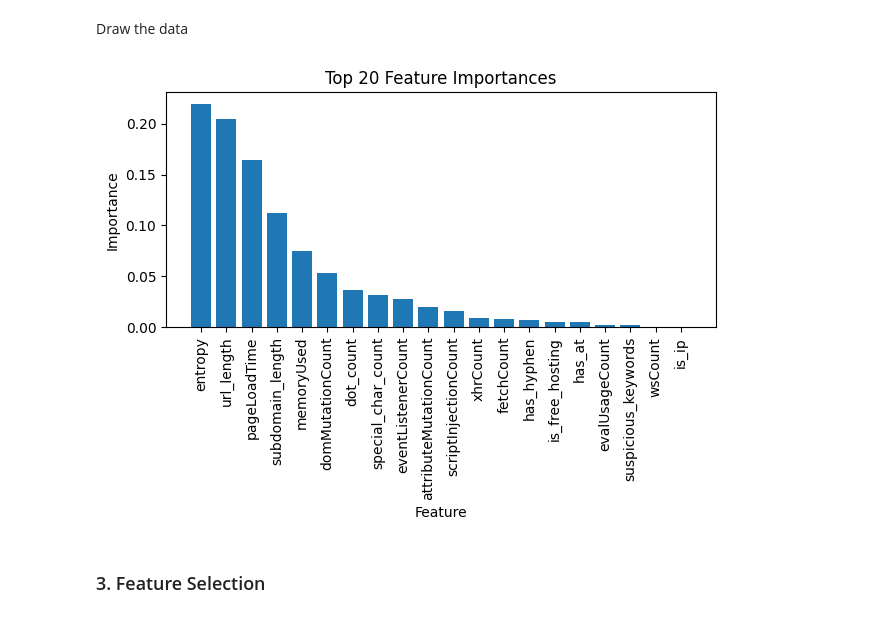
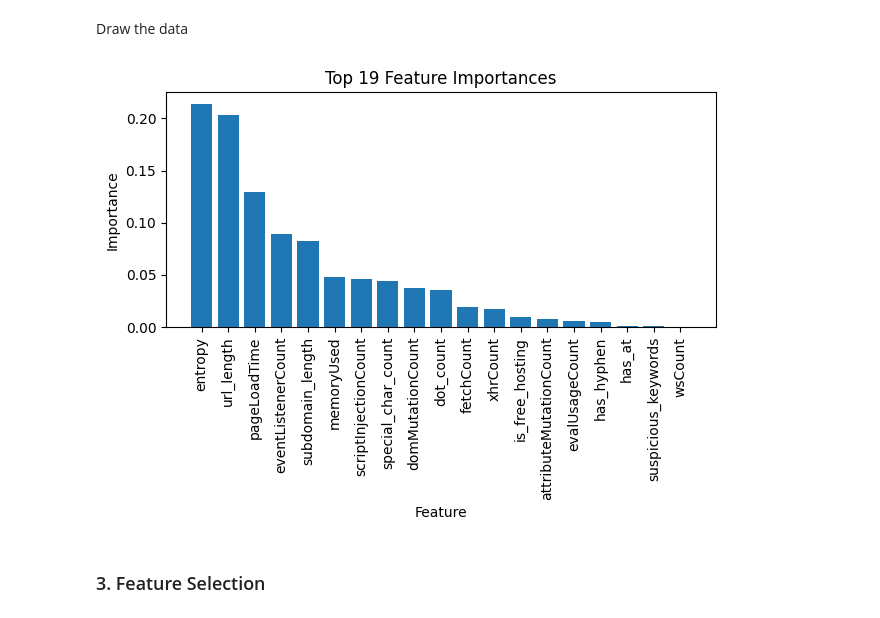
Before and after one commit to mayabenzeev/PhishingDetector_Extension, a Jupyter notebook: Analysis.ipynb, the cells around one changed output. Saved outputs shown, nothing was run; the diff lists cells and outputs as text; code cells hidden in the pictures.

```diff
--- a/Analysis.ipynb
+++ b/Analysis.ipynb
@@ -30 +31,8 @@ package-lock.json
+# %%
+df_pos = df[df['label'] == 1].sample(n=500, random_state=42)
+df_neg = df[df['label'] == 0].sample(n=2000, random_state=42)
+df_sub = pd.concat([df_pos, df_neg]) \
+           .sample(frac=1, random_state=42) \
+           .reset_index(drop=True)
+df = df_sub
 # %%
@@ -107,17 +110,17 @@ indices = np.argsort(importances)[::-1]
 # %% [markdown]
 Draw the data
 # %%
-top_n = 20
+top_n = 19
 plt.figure()
 plt.bar(range(top_n), importances[indices][:top_n])
 plt.xticks(range(top_n), [X.columns[i] for i in indices[:top_n]], rotation=90)
-plt.title("Top 20 Feature Importances")
+plt.title("Top 19 Feature Importances")
 plt.xlabel("Feature")
 plt.ylabel("Importance")
 plt.tight_layout()
 plt.show()
 # %% [output]
-[figure, old version]
+[figure, new version]
 # %% [markdown]
 ### 3. Feature Selection
 # %% [markdown]
```
Also changed, not shown: parts of 28 cells of this notebook, 8 other files.
